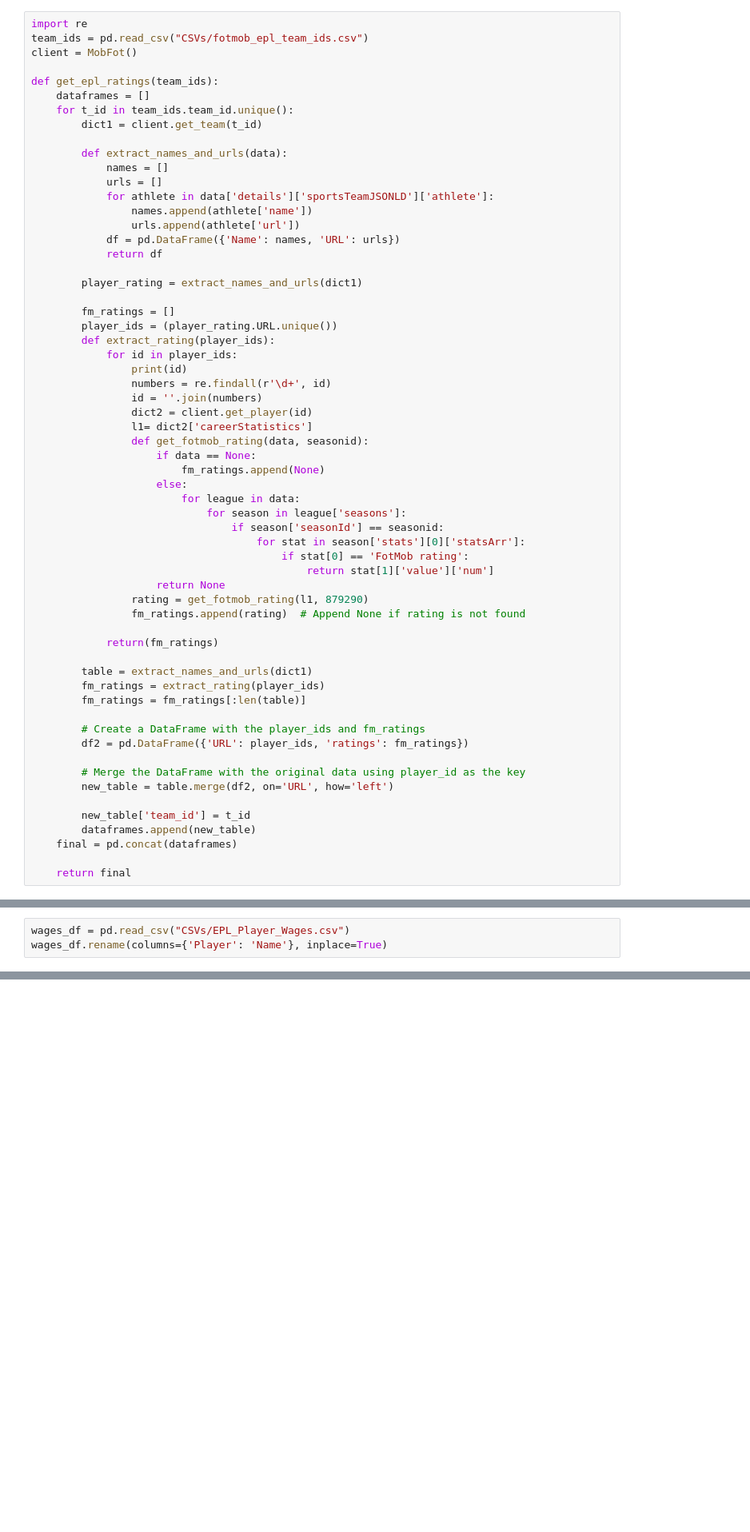
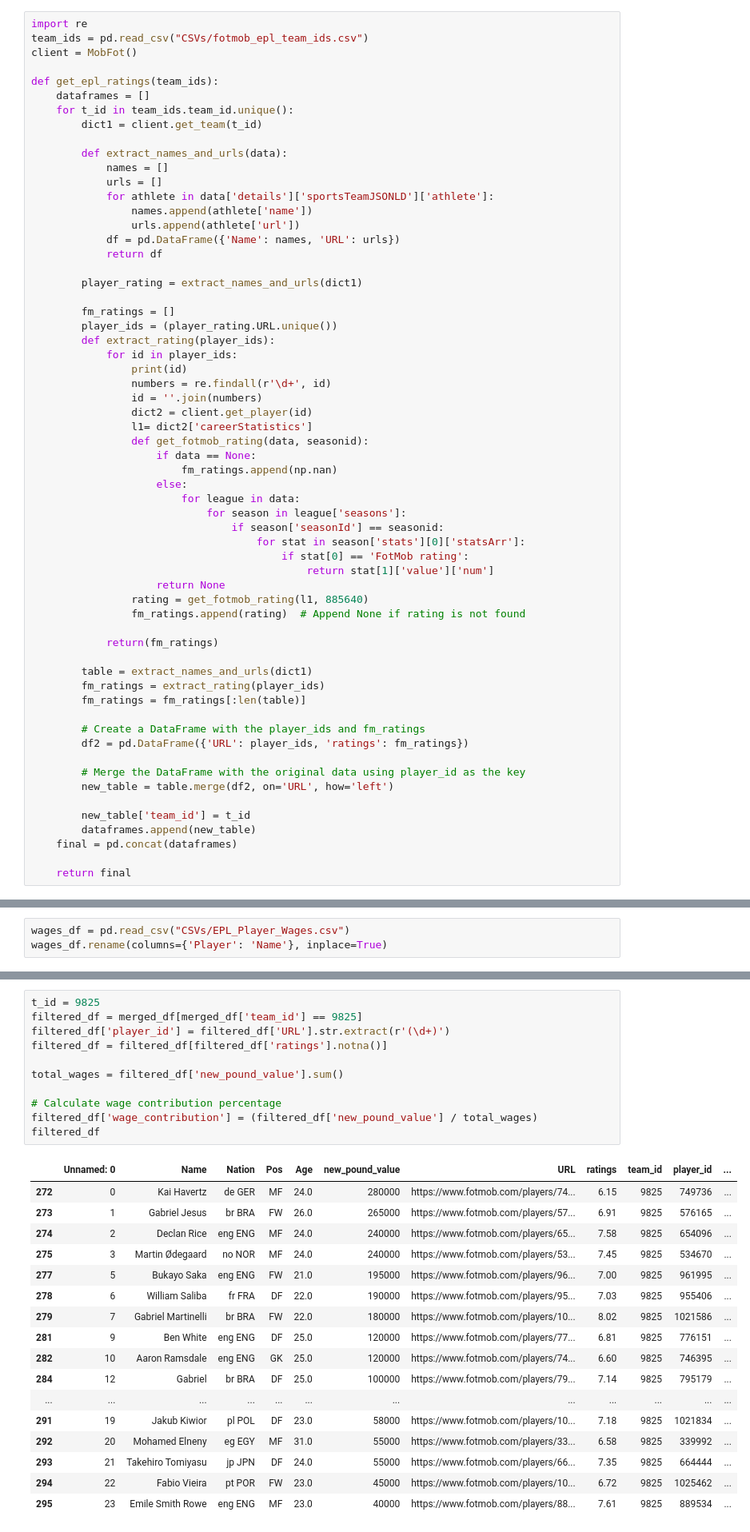
Before and after one commit to steveaq/Webs-Scraping-for-Fooball-Data-, a Jupyter notebook: EPL Wages Analysis Notbook.ipynb, the cells around one changed output, grey strips where cells are left out. Shown at 80% size. Drawn from its saved outputs; the diff is of its cells as text; blank space fills up the shorter version.

```diff
--- a/EPL Wages Analysis Notbook.ipynb
+++ b/EPL Wages Analysis Notbook.ipynb
@@ -136,7 +203,7 @@ def get_epl_ratings(team_ids):
                 l1= dict2['careerStatistics']
                 def get_fotmob_rating(data, seasonid):
                     if data == None:
-                        fm_ratings.append(None)
+                        fm_ratings.append(np.nan)
                     else:
                         for league in data:
                             for season in league['seasons']:
@@ -145,7 +212,7 @@ def get_epl_ratings(team_ids):
                                         if stat[0] == 'FotMob rating':
                                             return stat[1]['value']['num']
                     return None
-                rating = get_fotmob_rating(l1, 879290)
+                rating = get_fotmob_rating(l1, 885640)
                 fm_ratings.append(rating)  # Append None if rating is not found
 
             return(fm_ratings)
@@ -201,0 +327,29 @@ merged_df.dropna(subset=['Nation'], inplace=True)
+# %%
+t_id = 9825
+filtered_df = merged_df[merged_df['team_id'] == 9825]
+filtered_df['player_id'] = filtered_df['URL'].str.extract(r'(\d+)')
+filtered_df = filtered_df[filtered_df['ratings'].notna()]
+
+total_wages = filtered_df['new_pound_value'].sum()
+
+# Calculate wage contribution percentage
+filtered_df['wage_contribution'] = (filtered_df['new_pound_value'] / total_wages)
+filtered_df
+# %% [output]
+|  | Unnamed: 0 | Name | Nation | Pos | Age | new_pound_value | URL | ratings | team_id | player_id | ... |
+| 272 | 0 | Kai Havertz | de GER | MF | 24.0 | 280000 | https://www.fotmob.com/players/74... | 6.15 | 9825 | 749736 | ... |
+| 273 | 1 | Gabriel Jesus | br BRA | FW | 26.0 | 265000 | https://www.fotmob.com/players/57... | 6.91 | 9825 | 576165 | ... |
+| 274 | 2 | Declan Rice | eng ENG | MF | 24.0 | 240000 | https://www.fotmob.com/players/65... | 7.58 | 9825 | 654096 | ... |
+| 275 | 3 | Martin Ødegaard | no NOR | MF | 24.0 | 240000 | https://www.fotmob.com/players/53... | 7.45 | 9825 | 534670 | ... |
+| 277 | 5 | Bukayo Saka | eng ENG | FW | 21.0 | 195000 | https://www.fotmob.com/players/96... | 7.00 | 9825 | 961995 | ... |
+| 278 | 6 | William Saliba | fr FRA | DF | 22.0 | 190000 | https://www.fotmob.com/players/95... | 7.03 | 9825 | 955406 | ... |
+| 279 | 7 | Gabriel Martinelli | br BRA | FW | 22.0 | 180000 | https://www.fotmob.com/players/10... | 8.02 | 9825 | 1021586 | ... |
+| 281 | 9 | Ben White | eng ENG | DF | 25.0 | 120000 | https://www.fotmob.com/players/77... | 6.81 | 9825 | 776151 | ... |
+| 282 | 10 | Aaron Ramsdale | eng ENG | GK | 25.0 | 120000 | https://www.fotmob.com/players/74... | 6.60 | 9825 | 746395 | ... |
+| 284 | 12 | Gabriel | br BRA | DF | 25.0 | 100000 | https://www.fotmob.com/players/79... | 7.14 | 9825 | 795179 | ... |
+| ... | ... | ... | ... | ... | ... | ... | ... | ... | ... | ... | ... |
+| 291 | 19 | Jakub Kiwior | pl POL | DF | 23.0 | 58000 | https://www.fotmob.com/players/10... | 7.18 | 9825 | 1021834 | ... |
+| 292 | 20 | Mohamed Elneny | eg EGY | MF | 31.0 | 55000 | https://www.fotmob.com/players/33... | 6.58 | 9825 | 339992 | ... |
+| 293 | 21 | Takehiro Tomiyasu | jp JPN | DF | 24.0 | 55000 | https://www.fotmob.com/players/66... | 7.35 | 9825 | 664444 | ... |
+| 294 | 22 | Fabio Vieira | pt POR | FW | 23.0 | 45000 | https://www.fotmob.com/players/10... | 6.72 | 9825 | 1025462 | ... |
+| 295 | 23 | Emile Smith Rowe | eng ENG | MF | 23.0 | 40000 | https://www.fotmob.com/players/88... | 7.61 | 9825 | 889534 | ... |
```
Also changed, not shown: parts of 30 cells of this notebook, 11 other files.
